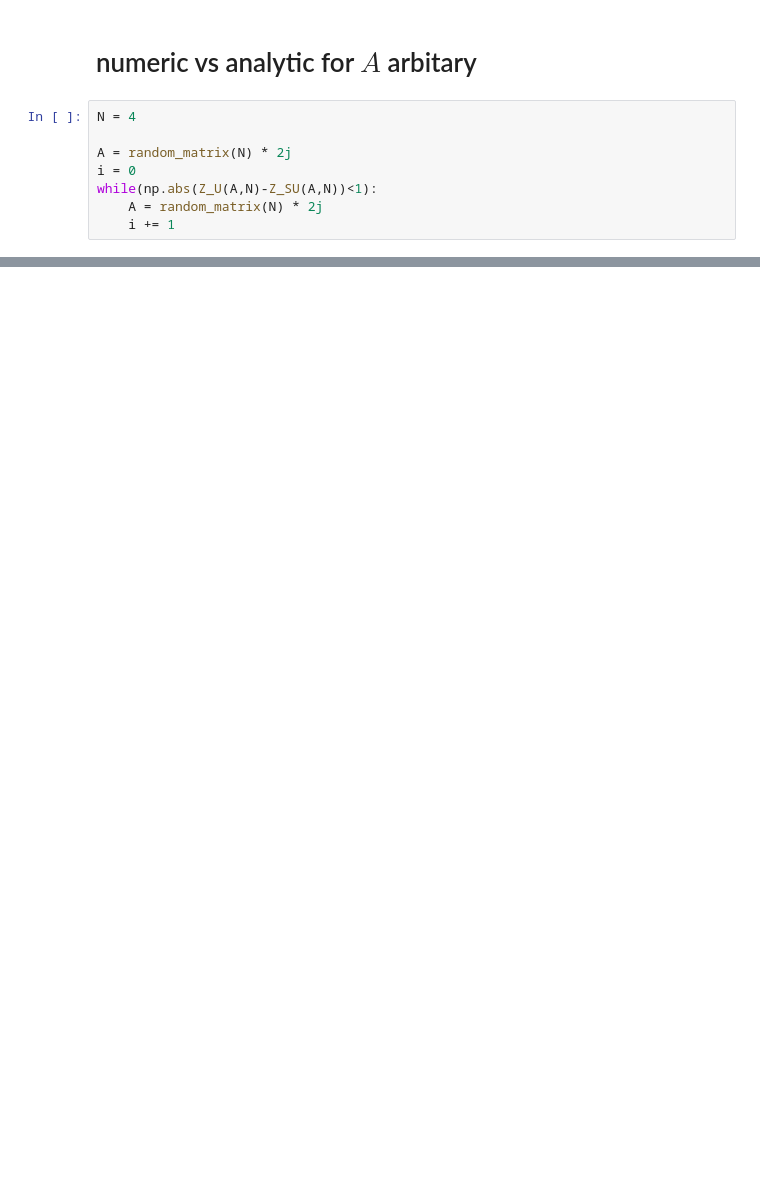
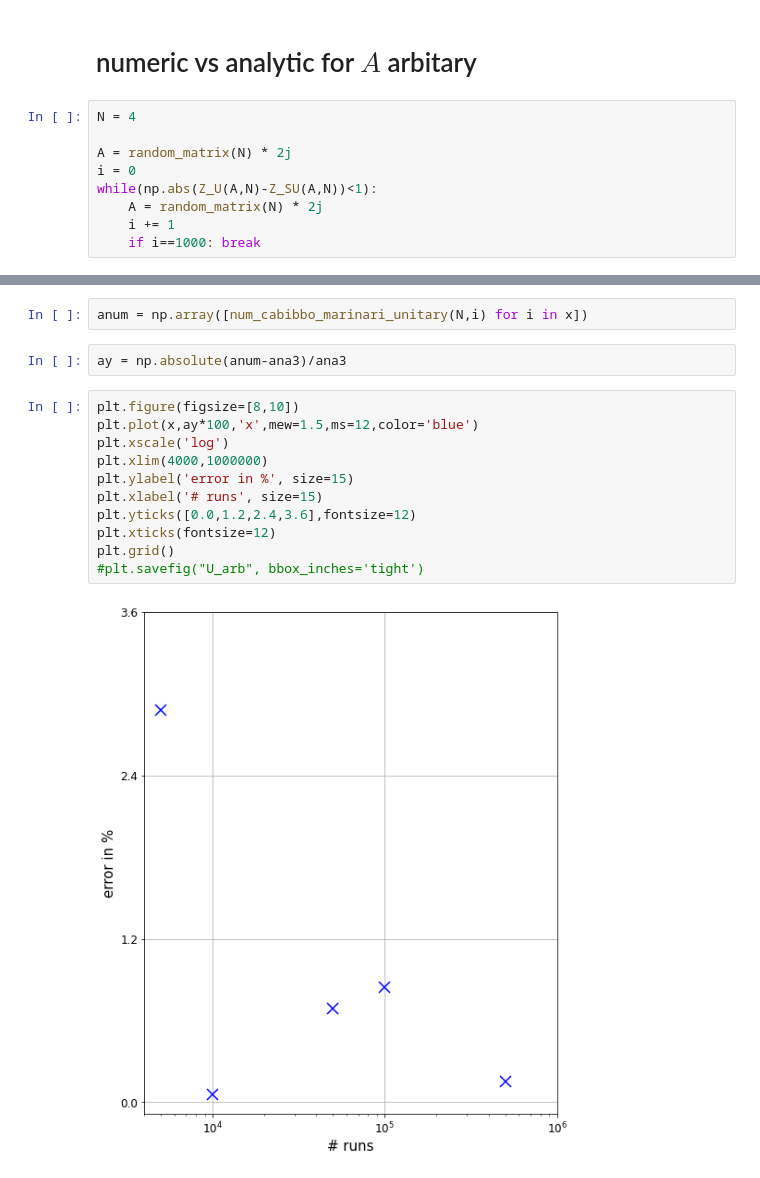
Before and after one commit to gnrraphi/5Semester, a Jupyter notebook: Lehner_research_project.ipynb, the cells around one changed output, grey strips where cells are left out. Drawn from its saved outputs; the diff is of its cells as text; blank space fills up the shorter version.

```diff
--- a/Lehner_research_project.ipynb
+++ b/Lehner_research_project.ipynb
@@ -255,6 +298,7 @@ i = 0
 while(np.abs(Z_U(A,N)-Z_SU(A,N))<1):
     A = random_matrix(N) * 2j
     i += 1
+    if i==1000: break
 # %%
 # U(N)
 ana3 = Z_U(A,N)
@@ -271,3 +315,20 @@ Ratio: 1.010235
+# %%
+anum = np.array([num_cabibbo_marinari_unitary(N,i) for i in x])
+# %%
+ay = np.absolute(anum-ana3)/ana3
+# %%
+plt.figure(figsize=[8,10])
+plt.plot(x,ay*100,'x',mew=1.5,ms=12,color='blue')
+plt.xscale('log')
+plt.xlim(4000,1000000)
+plt.ylabel('error in %', size=15)
+plt.xlabel('# runs', size=15)
+plt.yticks([0.0,1.2,2.4,3.6],fontsize=12)
+plt.xticks(fontsize=12)
+plt.grid()
+#plt.savefig("U_arb", bbox_inches='tight')
+# %% [output]
+[figure, added]
 # %%
 # SU(N)
 ana4 = Z_SU(A,N)
```
Also changed, not shown: parts of 18 cells of this notebook.
